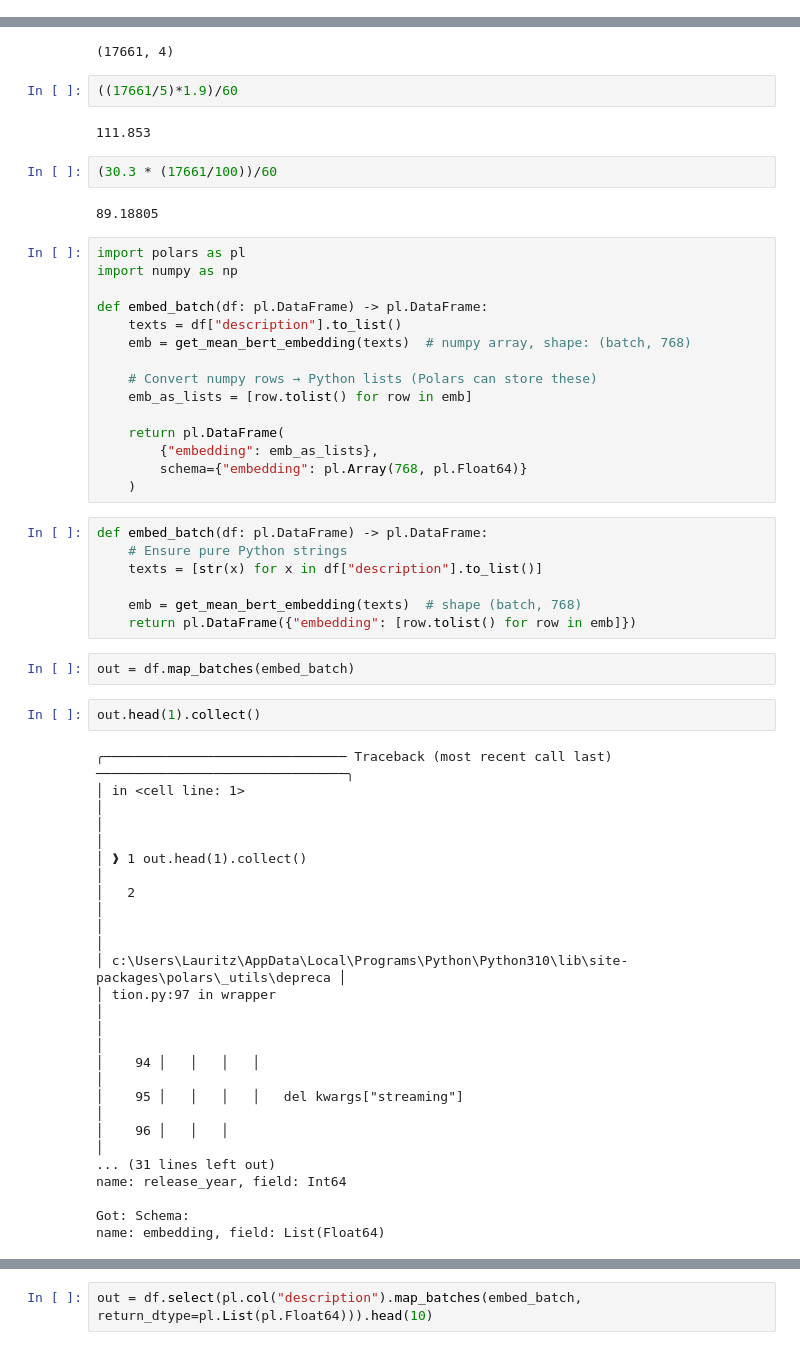
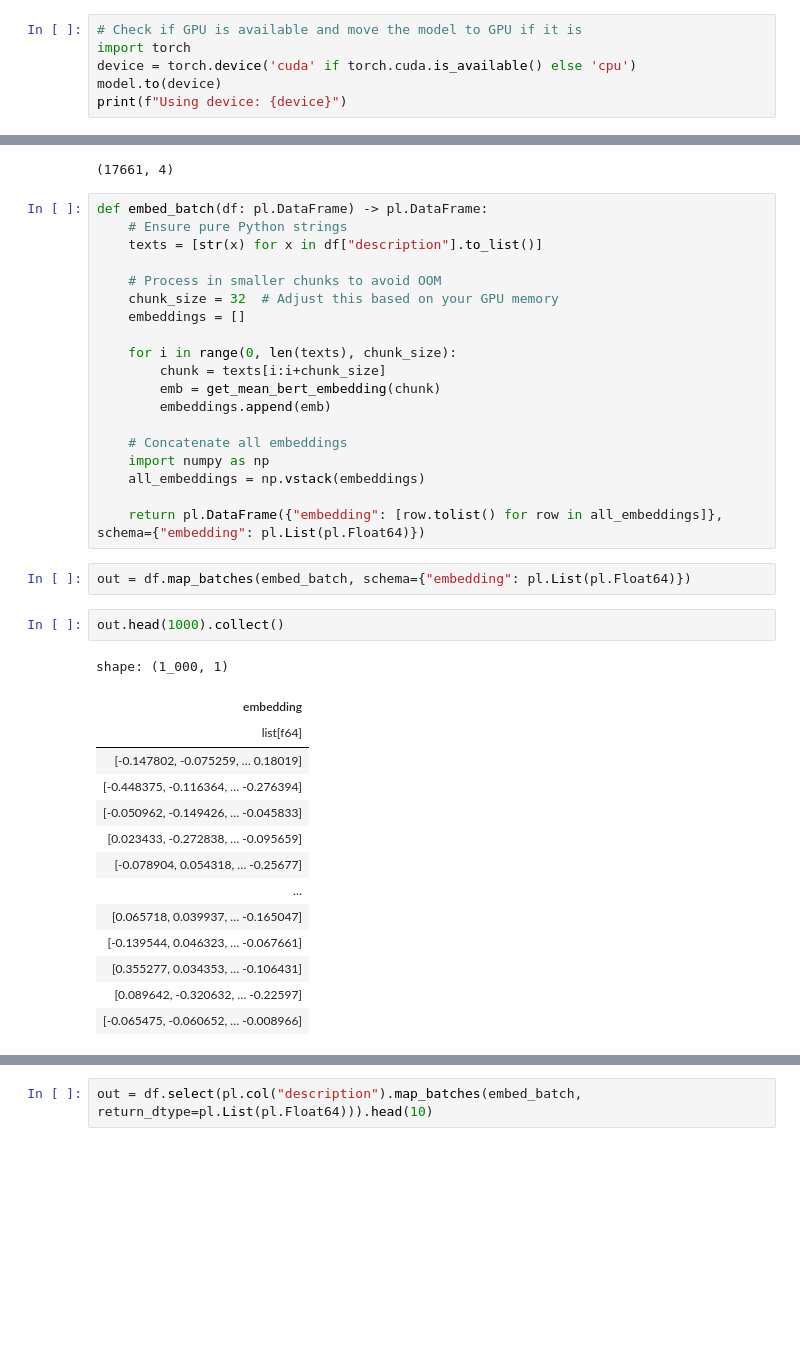
Before and after one commit to osquera/02807_Project, a Jupyter notebook: src/02807_project/cluster.ipynb, the cells around one changed output, grey strips where cells are left out. Cells and saved outputs as stored; diff of their text form; blank space fills up the shorter version.

```diff
--- a/src/02807_project/cluster.ipynb
+++ b/src/02807_project/cluster.ipynb
@@ -23,0 +7,6 @@ OSError: Sidefilen er for lille til, at denne handling kan gennemføres. (os err
+# %%
+# Check if GPU is available and move the model to GPU if it is
+import torch
+device = torch.device('cuda' if torch.cuda.is_available() else 'cpu')
+model.to(device)
+print(f"Using device: {device}")
@@ -33,58 +33,44 @@ df = pl.scan_csv('../../data/clean/rotten_tomatoes_movie_details_clean.csv')
 df.collect().shape
 # %% [output]
 (17661, 4)
-# %%
-((17661/5)*1.9)/60
-# %% [output]
-111.853
-# %%
-(30.3 * (17661/100))/60
-# %% [output]
-89.18805
-# %%
-import polars as pl
-import numpy as np
-
-def embed_batch(df: pl.DataFrame) -> pl.DataFrame:
-    texts = df["description"].to_list()
-    emb = get_mean_bert_embedding(texts)  # numpy array, shape: (batch, 768)
-
-    # Convert numpy rows → Python lists (Polars can store these)
-    emb_as_lists = [row.tolist() for row in emb]
-
-    return pl.DataFrame(
-        {"embedding": emb_as_lists},
-        schema={"embedding": pl.Array(768, pl.Float64)}
-    )
 # %%
 def embed_batch(df: pl.DataFrame) -> pl.DataFrame:
     # Ensure pure Python strings
     texts = [str(x) for x in df["description"].to_list()]
 
-    emb = get_mean_bert_embedding(texts)  # shape (batch, 768)
-    return pl.DataFrame({"embedding": [row.tolist() for row in emb]})
+    # Process in smaller chunks to avoid OOM
+    chunk_size = 32  # Adjust this based on your GPU memory
+    embeddings = []
+
+    for i in range(0, len(texts), chunk_size):
+        chunk = texts[i:i+chunk_size]
+        emb = get_mean_bert_embedding(chunk)
+        embeddings.append(emb)
+
+    # Concatenate all embeddings
+    import numpy as np
+    all_embeddings = np.vstack(embeddings)
+
+    return pl.DataFrame({"embedding": [row.tolist() for row in all_embeddings]}, schema={"embedding": pl.List(pl.Float64)})
 # %%
-out = df.map_batches(embed_batch)
+out = df.map_batches(embed_batch, schema={"embedding": pl.List(pl.Float64)})
 # %%
-out.head(1).collect()
+out.head(1000).collect()
 # %% [output]
-╭─────────────────────────────── Traceback (most recent call last) ────────────────────────────────╮
-│ in <cell line: 1>                                                                                │
-│                                                                                                  │
-│ ❱ 1 out.head(1).collect()                                                                        │
-│   2                                                                                              │
-│                                                                                                  │
-│ c:\Users\Lauritz\AppData\Local\Programs\Python\Python310\lib\site-packages\polars\_utils\depreca │
-│ tion.py:97 in wrapper                                                                            │
-│                                                                                                  │
-│    94 │   │   │   │                                                                              │
-│    95 │   │   │   │   del kwargs["streaming"]                                                    │
-│    96 │   │   │                                                                                  │
-... (31 lines left out)
-name: release_year, field: Int64
-
-Got: Schema:
-name: embedding, field: List(Float64)
+shape: (1_000, 1)
+| embedding |
+| list[f64] |
+| [-0.147802, -0.075259, … 0.18019] |
+| [-0.448375, -0.116364, … -0.276394] |
+| [-0.050962, -0.149426, … -0.045833] |
+| [0.023433, -0.272838, … -0.095659] |
+| [-0.078904, 0.054318, … -0.25677] |
+| … |
+| [0.065718, 0.039937, … -0.165047] |
+| [-0.139544, 0.046323, … -0.067661] |
+| [0.355277, 0.034353, … -0.106431] |
+| [0.089642, -0.320632, … -0.22597] |
+| [-0.065475, -0.060652, … -0.008966] |
 # %%
 df_e = out.collect()
 # %% [output]
```
Also changed, not shown: parts of 5 cells of this notebook, 1 other file.
